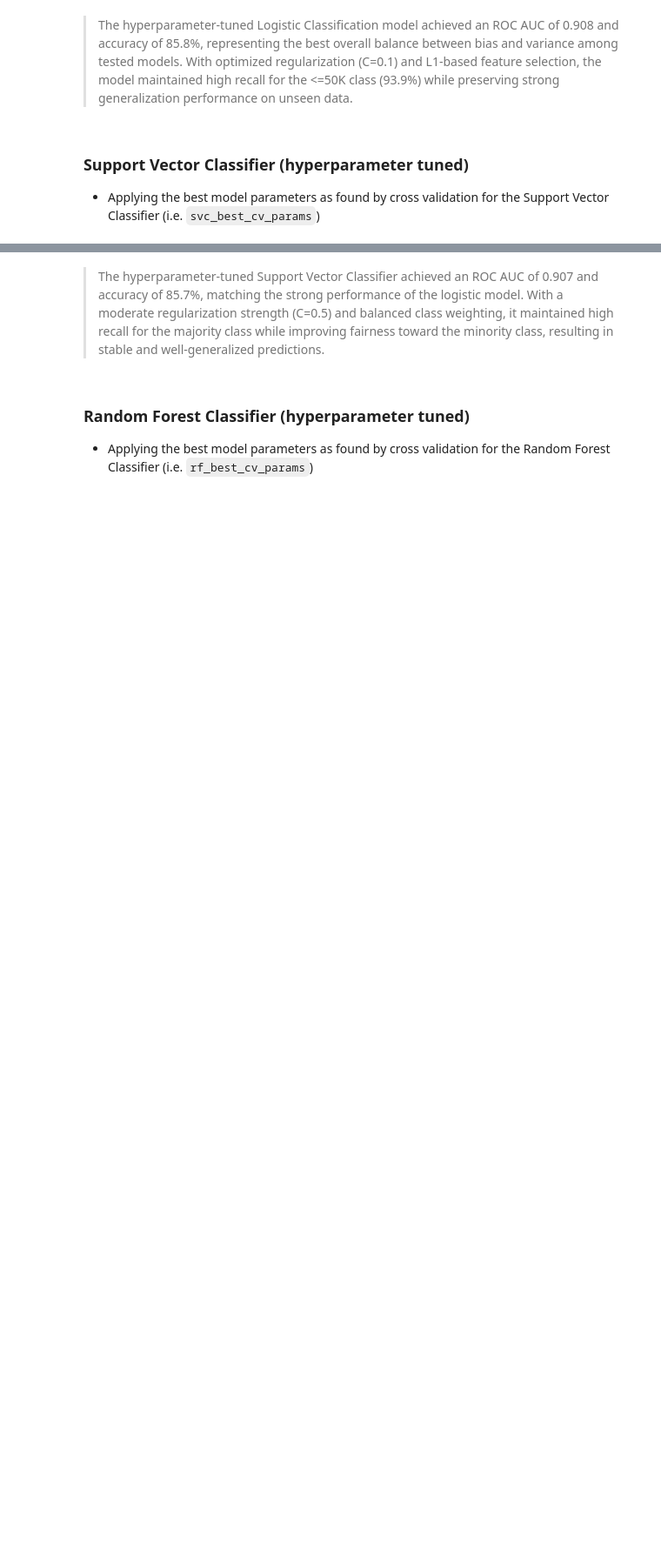
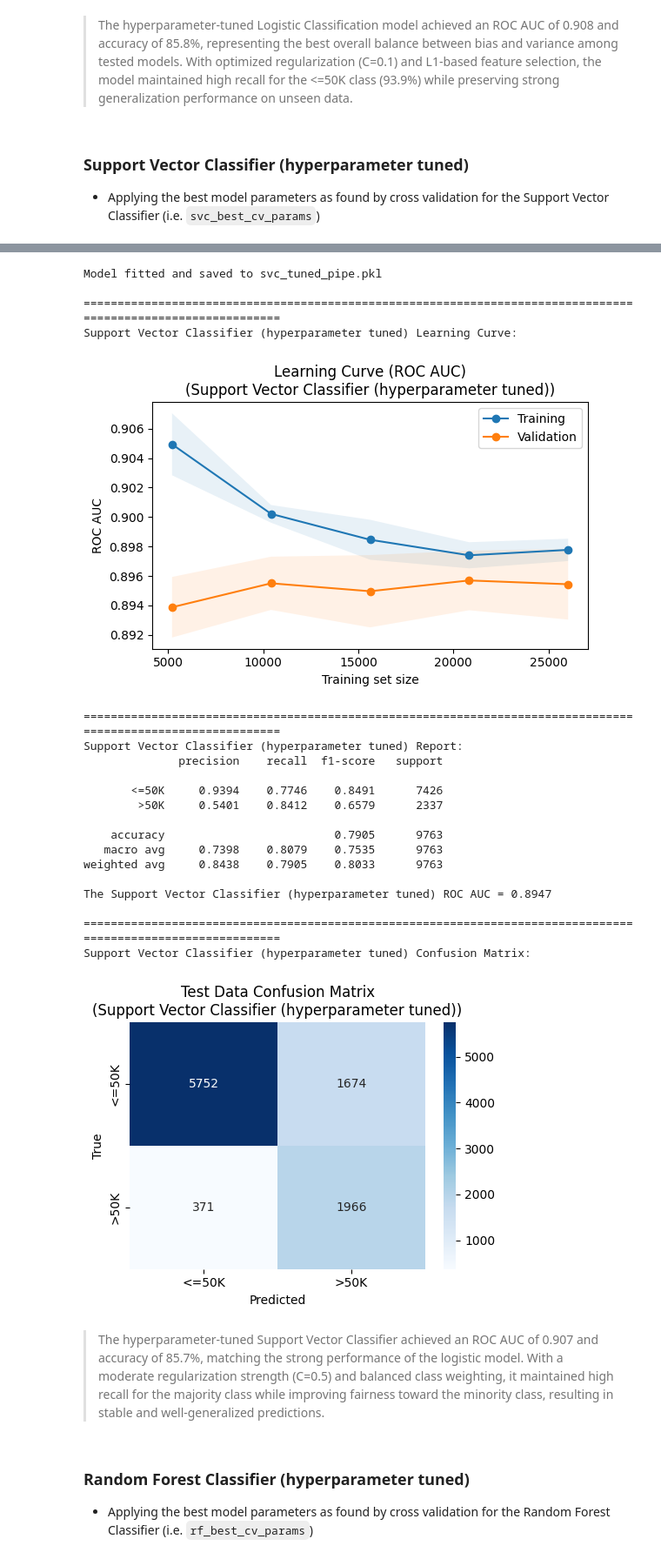
Before and after one commit to ryan-bulger/5509-Final-Project, a Jupyter notebook: 5509_income_modeling.ipynb, the cells around one changed output, grey strips where cells are left out. Shown at 87% size. Saved outputs shown, nothing was run; the diff lists cells and outputs as text; code cells hidden in the pictures; blank space fills up the shorter version.

```diff
--- a/5509_income_modeling.ipynb
+++ b/5509_income_modeling.ipynb
@@ -848,7 +1164,7 @@ SUPPORT VECTOR CLASSIFIER PARAMETER GRIDS
 svc_base = {
     'selector': ['passthrough'],
     'resampler': ['passthrough'],
-    'classifier': [SVC(kernel='linear', class_weight='balanced', probability=True, cache_size=4096, random_state=42)],
+    'classifier': [LinearSVC(class_weight='balanced', dual='auto', random_state=42)],
     'classifier__C': [0.5, 1.0, 1.5, 2.0],
 }
 
@@ -857,7 +1173,7 @@ svc_with_over_sampling = {
     'selector': ['passthrough'],
     'resampler':[SMOTE(random_state=42)],
     'resampler__k_neighbors':[3, 5, 7],
-    'classifier': [SVC(kernel='linear', probability=True, cache_size=4096, random_state=42)],
+    'classifier': [LinearSVC(dual='auto', random_state=42)],
     'classifier__C': [0.5, 1.0, 1.5, 2.0],
 }
 
@@ -866,7 +1182,7 @@ svc_with_feature_selection = {
     'selector': [SelectFromModel(LinearSVC(penalty='l1', dual=False, max_iter=50000, tol=1e-3, class_weight='balanced', random_state=42))],
     'selector__estimator__C': [0.01, 0.1, 1, 10],
     'resampler': ['passthrough'],
-    'classifier': [SVC(kernel='linear', class_weight='balanced', probability=True, cache_size=4096, random_state=42)],
+    'classifier': [LinearSVC(class_weight='balanced', dual='auto', random_state=42)],
     'classifier__C': [0.5, 1.0, 1.5, 2.0],
 }
 
@@ -876,7 +1192,7 @@ svc_with_over_sampling_and_feature_selection = {
     'selector__estimator__C': [0.01, 0.1, 1, 10],
     'resampler':[SMOTE(random_state=42)],
     'resampler__k_neighbors':[3, 5, 7],
-    'classifier': [SVC(kernel='linear', probability=True, cache_size=4096, random_state=42)],
+    'classifier': [LinearSVC(dual='auto', random_state=42)],
     'classifier__C': [0.5, 1.0, 1.5, 2.0],
 }
 # %%
@@ -1014,26 +1408,48 @@ for k,v in svc_best_cv_params.items():
 # %%
 # Define classifier type
 clf_type = 'Support Vector Classifier (hyperparameter tuned)'
 
 # Create support vector classifier pipeline instance
 svc_tuned_pipe = ImbPipeline(steps=[
     ('preprocessor', preprocessor_transformer),
     ('selector', 'passthrough'), # default; swapped if the tuned hyperparameters use feature selection
     ('resampler', 'passthrough'), # default; swapped if the tuned hyperparameters use feature selection
-    ('classifier', SVC(kernel='linear', class_weight='balanced', probability=True, cache_size=4096, random_state=42))
+    ('classifier', LinearSVC(class_weight='balanced', dual='auto', random_state=42))
 ]).set_params(**{k: v for k, v in svc_best_cv_params.items() if k != 'classifier'})
 
 # Fit model
 svc_tuned_pipe = fit_model(svc_tuned_pipe, X_train, y_train, 'svc_tuned_pipe.pkl')
 
 # Plot learning curve
 plot_learning_curve(svc_tuned_pipe, X_train, y_train, clf_type)
 
 # Predict y_test
 y_pred = svc_tuned_pipe.predict(X_test)
 
 # Create classification output
 create_classification_output(svc_tuned_pipe, y_test, y_pred, clf_type)
+# %% [output]
+Model fitted and saved to svc_tuned_pipe.pkl
+
+==============================================================================================================
+Support Vector Classifier (hyperparameter tuned) Learning Curve:
+[figure, added]
+==============================================================================================================
+Support Vector Classifier (hyperparameter tuned) Report:
+              precision    recall  f1-score   support
+
+       <=50K     0.9394    0.7746    0.8491      7426
+        >50K     0.5401    0.8412    0.6579      2337
+
+    accuracy                         0.7905      9763
+   macro avg     0.7398    0.8079    0.7535      9763
+weighted avg     0.8438    0.7905    0.8033      9763
+
+The Support Vector Classifier (hyperparameter tuned) ROC AUC = 0.8947
+
+==============================================================================================================
+Support Vector Classifier (hyperparameter tuned) Confusion Matrix:
+[figure, added]
 # %% [markdown]
 > The hyperparameter-tuned Support Vector Classifier achieved an ROC AUC of 0.907 and accuracy of 85.7%, matching the strong performance of the logistic model. With a moderate regularization strength (C=0.5) and balanced class weighting, it maintained high recall for the majority class while improving fairness toward the minority class, resulting in stable and well-generalized predictions.
 # %% [markdown]
```
Also changed, not shown: parts of 57 cells of this notebook.
